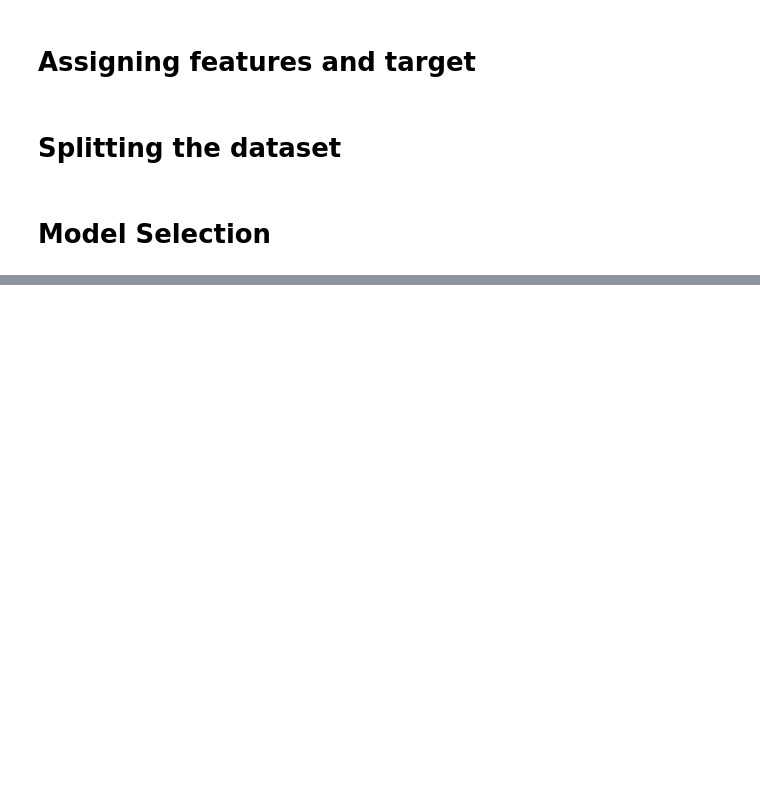
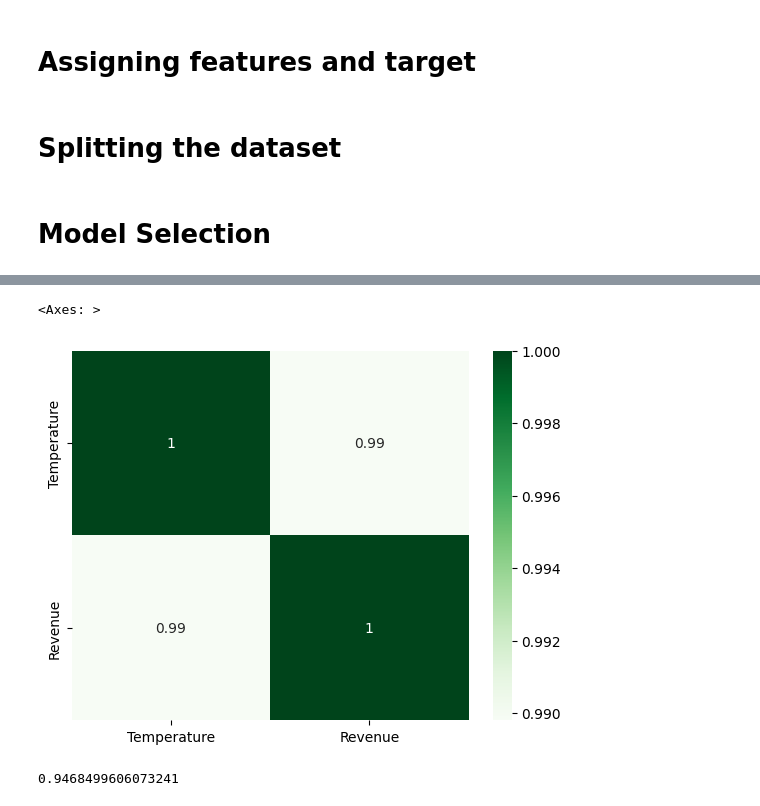
Before and after one commit to sujataprasad01/ML-Random-Forest-Regression, a Jupyter notebook: Random_Forest_Regression.ipynb, the cells around one changed output, grey strips where cells are left out. Cells and saved outputs as stored; diff of their text form; code cells hidden in the pictures; blank space fills up the shorter version.

```diff
--- a/Random_Forest_Regression.ipynb
+++ b/Random_Forest_Regression.ipynb
@@ -51,0 +85,9 @@ X_train, X_test, Y_train, Y_test= train_test_split(X,Y, test_size=0.05)
+# %%
+sns.heatmap(df.corr(), annot=True, cmap='Greens')
+# %% [output]
+<Axes: >
+[figure, added]
+# %%
+r2_score(Y_test, y_pred)
+# %% [output]
+0.9468499606073241
```
Also changed, not shown: parts of 9 cells of this notebook.
